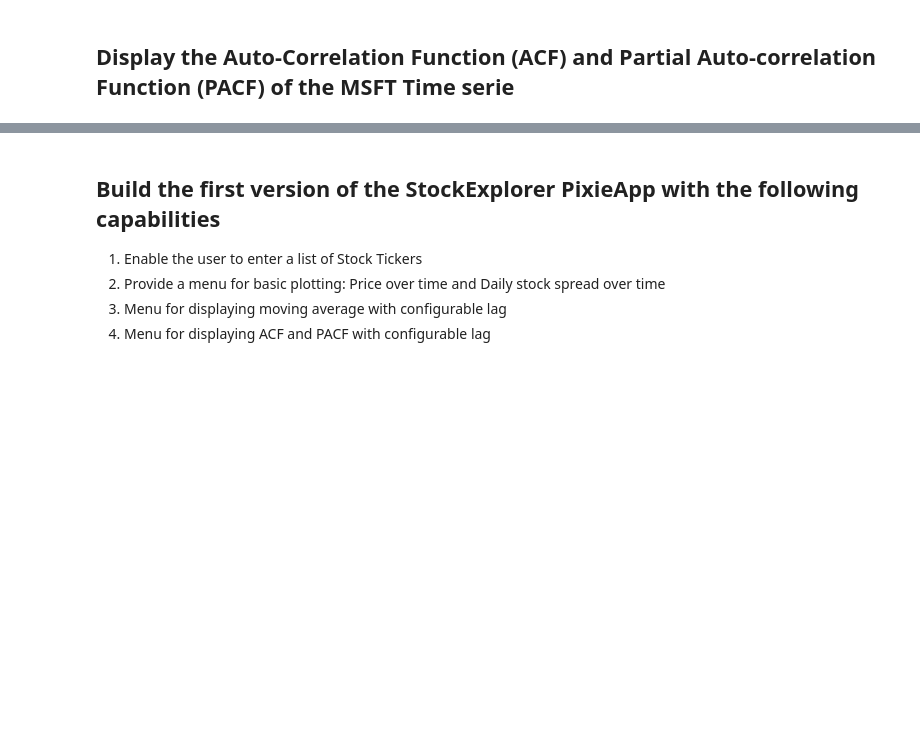
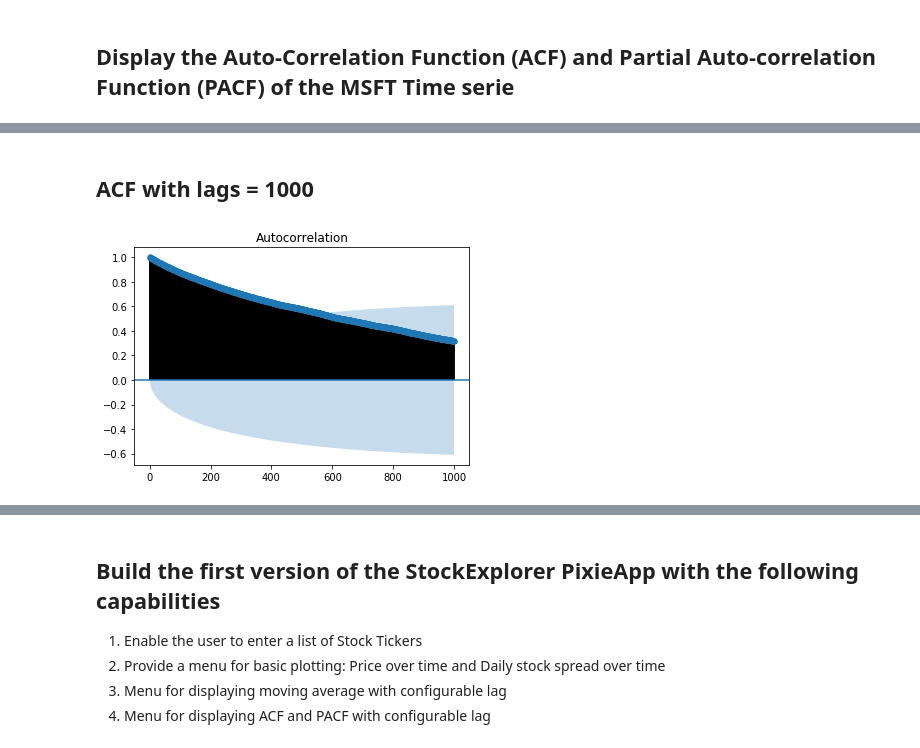
Before and after one commit to DTAIEB/Thoughtful-Data-Science, a Jupyter notebook: chapter 8/StockExplorer - Part 1.ipynb, the cells around one changed output, grey strips where cells are left out. Cells and saved outputs as stored; diff of their text form; code cells hidden in the pictures; blank space fills up the shorter version.

```diff
--- a/chapter 8/StockExplorer - Part 1.ipynb
+++ b/chapter 8/StockExplorer - Part 1.ipynb
@@ -132,0 +151,8 @@ plt.tight_layout()
+# %% [markdown]
+## ACF with lags = 1000
+# %%
+import statsmodels.tsa.api as smt
+smt.graphics.plot_acf(msft['Adj. Close'], lags=1000)
+plt.show()
+# %% [output]
+[figure, added]
```
Also changed, not shown: parts of 14 cells of this notebook.
